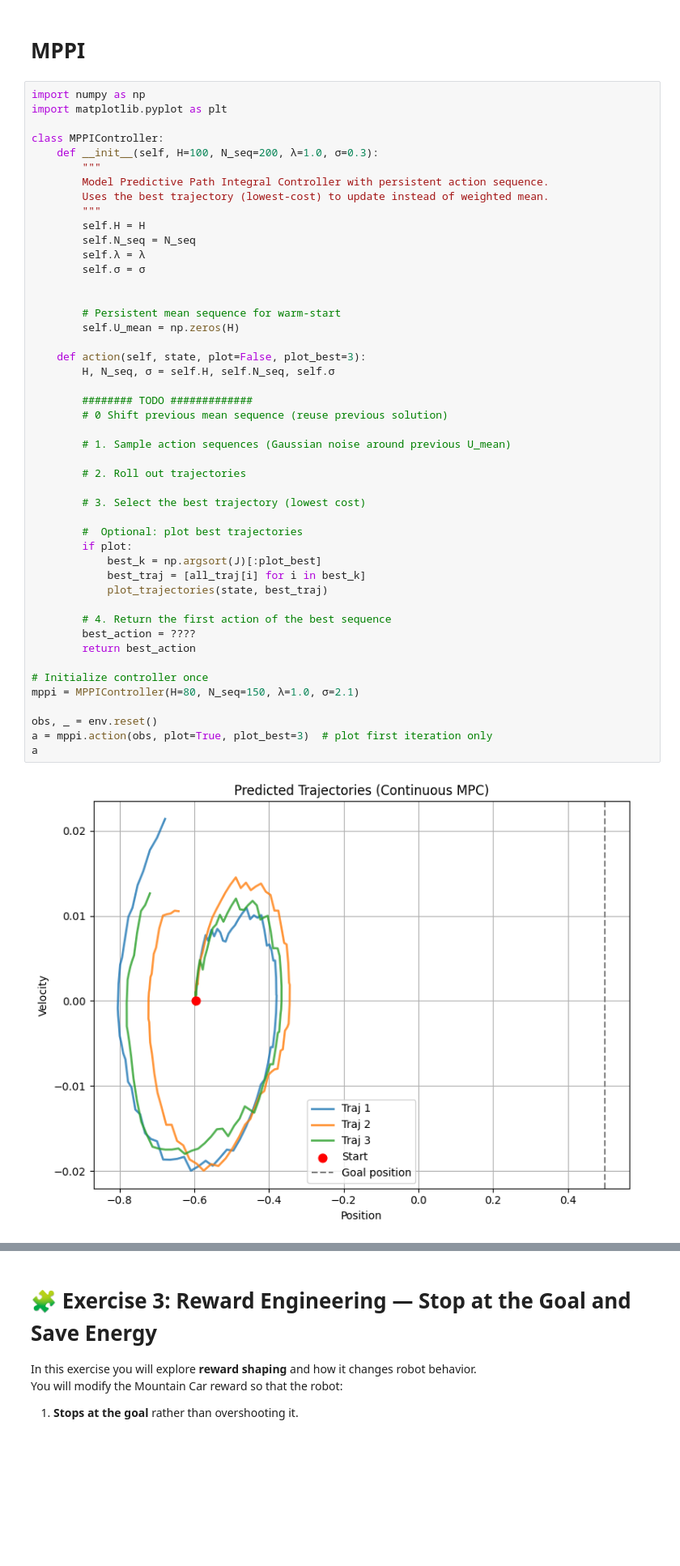
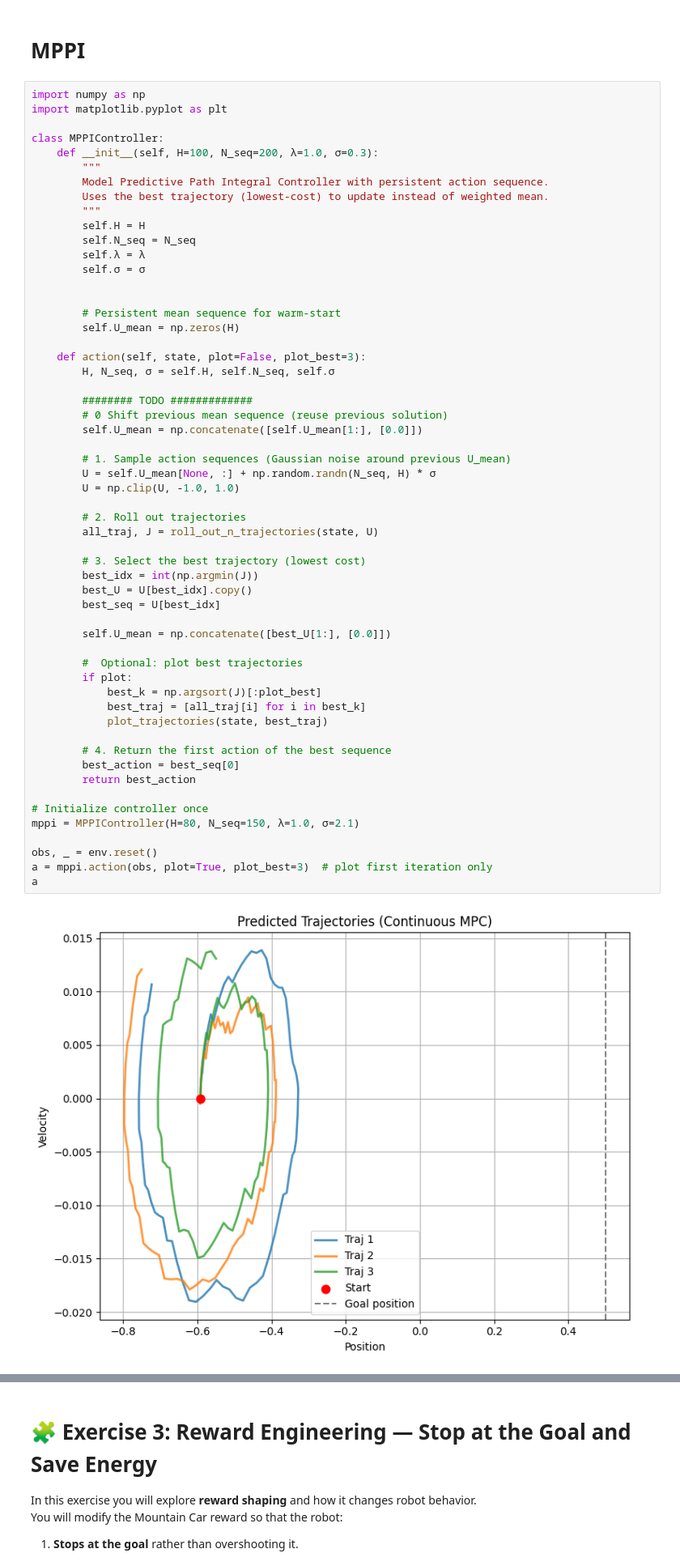
Before and after one commit to vap326/cse337, a Jupyter notebook: lab9_mountain_optimal.ipynb, the cells around one changed output, grey strips where cells are left out. Shown at 81% size. Saved outputs shown, nothing was run; the diff lists cells and outputs as text; blank space fills up the shorter version.

```diff
--- a/lab9_mountain_optimal.ipynb
+++ b/lab9_mountain_optimal.ipynb
@@ -359,32 +356,41 @@ class MPPIController:
         self.U_mean = np.zeros(H)
 
     def action(self, state, plot=False, plot_best=3):
         H, N_seq, σ = self.H, self.N_seq, self.σ
 
         ######## TODO #############
         # 0 Shift previous mean sequence (reuse previous solution)
+        self.U_mean = np.concatenate([self.U_mean[1:], [0.0]])
 
         # 1. Sample action sequences (Gaussian noise around previous U_mean)
+        U = self.U_mean[None, :] + np.random.randn(N_seq, H) * σ
+        U = np.clip(U, -1.0, 1.0)
 
         # 2. Roll out trajectories
+        all_traj, J = roll_out_n_trajectories(state, U)
 
         # 3. Select the best trajectory (lowest cost)
+        best_idx = int(np.argmin(J))
+        best_U = U[best_idx].copy()
+        best_seq = U[best_idx]
+
+        self.U_mean = np.concatenate([best_U[1:], [0.0]])
 
         #  Optional: plot best trajectories
         if plot:
             best_k = np.argsort(J)[:plot_best]
             best_traj = [all_traj[i] for i in best_k]
             plot_trajectories(state, best_traj)
 
         # 4. Return the first action of the best sequence
-        best_action = ????
+        best_action = best_seq[0]
         return best_action
 
 # Initialize controller once
 mppi = MPPIController(H=80, N_seq=150, λ=1.0, σ=2.1)
 
 obs, _ = env.reset()
 a = mppi.action(obs, plot=True, plot_best=3)  # plot first iteration only
 a
 # %% [output]
-[figure, old version]
+[figure, new version]
```
Also changed, not shown: parts of 7 cells of this notebook.
